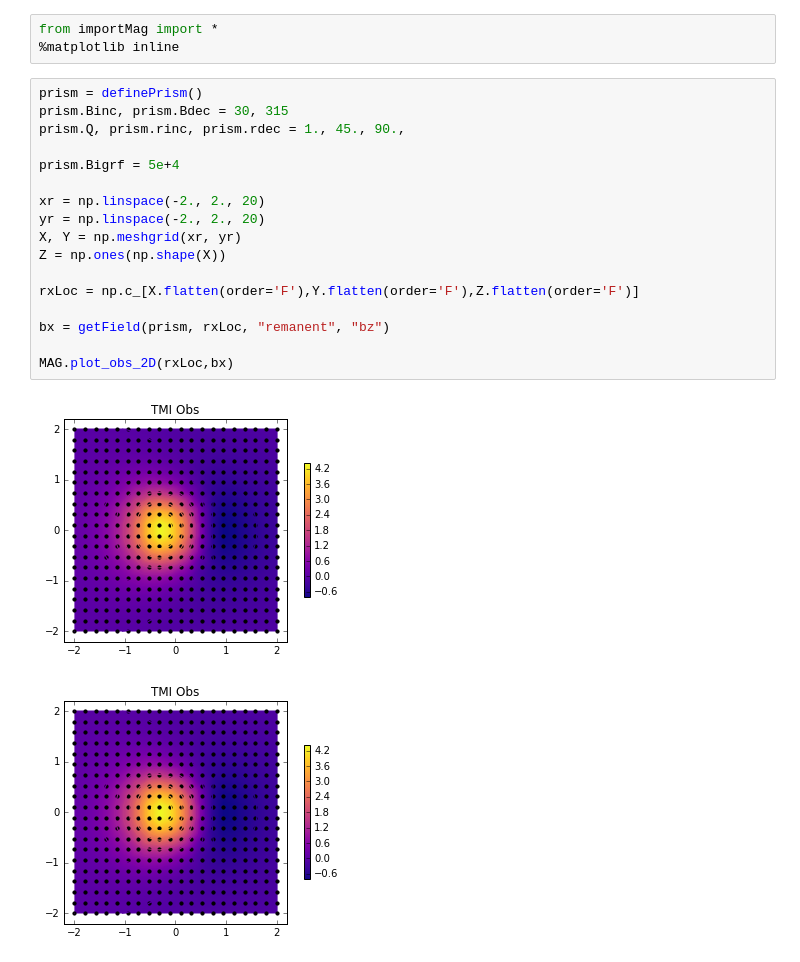
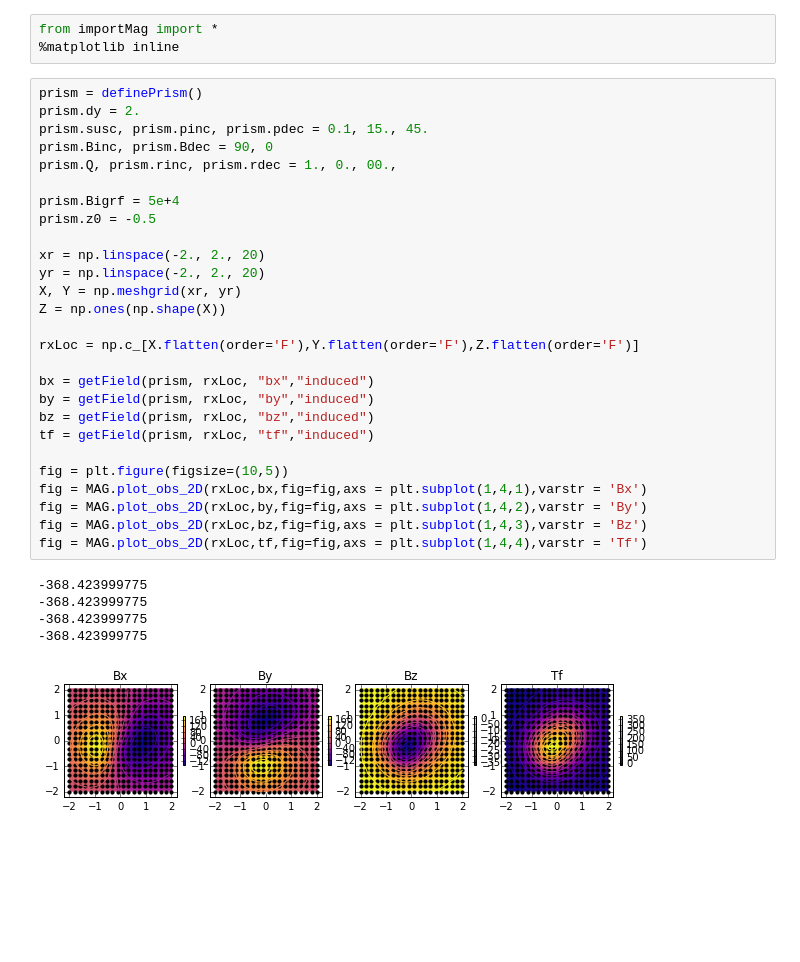
Before and after one commit to geoscixyz/geosci-labs, a Jupyter notebook: Mag/2016/Workspace_vdf.ipynb, the cells around one changed output. Drawn from its saved outputs; the diff is of its cells as text; blank space fills up the shorter version.

```diff
--- a/Mag/2016/Workspace_vdf.ipynb
+++ b/Mag/2016/Workspace_vdf.ipynb
@@ -3,21 +3,34 @@ from importMag import *
 %matplotlib inline
 # %%
 prism = definePrism()
-prism.Binc, prism.Bdec = 30, 315
-prism.Q, prism.rinc, prism.rdec = 1., 45., 90.,
+prism.dy = 2.
+prism.susc, prism.pinc, prism.pdec = 0.1, 15., 45.
+prism.Binc, prism.Bdec = 90, 0
+prism.Q, prism.rinc, prism.rdec = 1., 0., 00.,
 
 prism.Bigrf = 5e+4
+prism.z0 = -0.5
 
 xr = np.linspace(-2., 2., 20)
 yr = np.linspace(-2., 2., 20)
 X, Y = np.meshgrid(xr, yr)
 Z = np.ones(np.shape(X))
 
 rxLoc = np.c_[X.flatten(order='F'),Y.flatten(order='F'),Z.flatten(order='F')]
 
-bx = getField(prism, rxLoc, "remanent", "bz")
+bx = getField(prism, rxLoc, "bx","induced")
+by = getField(prism, rxLoc, "by","induced")
+bz = getField(prism, rxLoc, "bz","induced")
+tf = getField(prism, rxLoc, "tf","induced")
 
-MAG.plot_obs_2D(rxLoc,bx)
+fig = plt.figure(figsize=(10,5))
+fig = MAG.plot_obs_2D(rxLoc,bx,fig=fig,axs = plt.subplot(1,4,1),varstr = 'Bx')
+fig = MAG.plot_obs_2D(rxLoc,by,fig=fig,axs = plt.subplot(1,4,2),varstr = 'By')
+fig = MAG.plot_obs_2D(rxLoc,bz,fig=fig,axs = plt.subplot(1,4,3),varstr = 'Bz')
+fig = MAG.plot_obs_2D(rxLoc,tf,fig=fig,axs = plt.subplot(1,4,4),varstr = 'Tf')
 # %% [output]
+-368.423999775
+-368.423999775
+-368.423999775
+-368.423999775
-[figure, old version]
+[figure, new version]
-[figure, removed]
```
Also changed, not shown: parts of 1 cell of this notebook, 5 other files.
